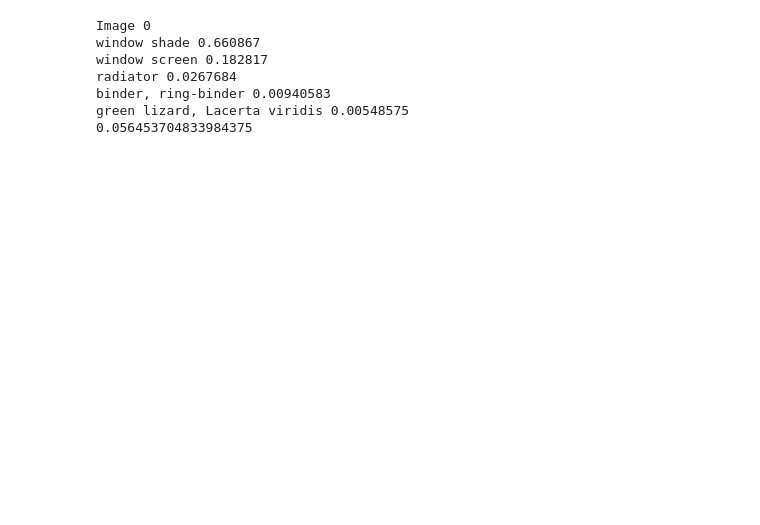
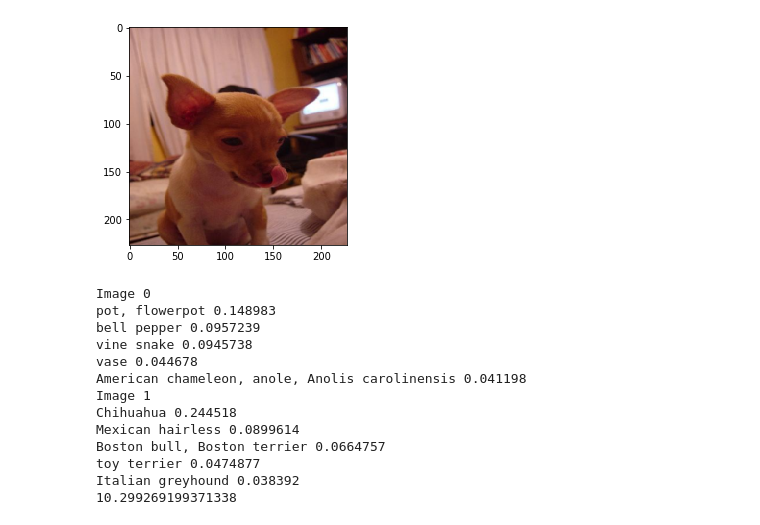
Before and after one commit to adithyahosapate/Network_Compression, a Jupyter notebook: Forward_pass.ipynb, the cells around one changed output. Drawn from its saved outputs; the diff is of its cells as text; code cells hidden in the pictures; blank space fills up the shorter version.

```diff
--- a/Forward_pass.ipynb
+++ b/Forward_pass.ipynb
@@ -26,18 +26,30 @@ train_y = zeros((1, 1000))
 xdim = train_x.shape[1:]
 ydim = train_y.shape[1]
 # %%
+#Preprocessing
 
 im1 = imread("n02085620_2188.JPEG")
-im1=resize(im1,(227,227,3))
+# plt.imshow(im1)
+# print(im1.shape)
+
+
+im1=imresize(im1,(227,227,3),interp='bilinear')
+plt.imshow(im1)
+
 im1=(im1[:,:,:3]).astype(float32)
 im1 = im1 - mean(im1)
 im1[:, :, 0], im1[:, :, 2] = im1[:, :, 2], im1[:, :, 0]
 
 im2 = imread("n02085620_368.JPEG")
-im2=resize(im2,(227,227,3))
+im2=imresize(im2,(227,227,3),interp='bilinear')
+#plt.imshow(im2)
+
 im2=(im2[:,:,:3]).astype(float32)
 im2 = im2 - mean(im2)
 im2[:, :, 0], im2[:, :, 2] = im2[:, :, 2], im2[:, :, 0]
+plt.show()
+# %% [output]
+[figure, added]
 # %%
 net_data = load(open("bvlc_alexnet.npy", "rb"), encoding="latin1").item()
 #net_data = load("bvlc_alexnet.npy").item()
@@ -166,7 +178,7 @@ sess = tf.Session()
 sess.run(init)
 
 t = time.time()
-output = sess.run(prob, feed_dict = {x:np.array([im1])})
+output = sess.run(prob, feed_dict = {x:np.array([im1,im2])})
 ################################################################################
 
 #Output:
@@ -181,9 +193,15 @@ for input_im_ind in range(output.shape[0]):
 print(time.time()-t)
 # %% [output]
 Image 0
-window shade 0.660867
-window screen 0.182817
-radiator 0.0267684
-binder, ring-binder 0.00940583
-green lizard, Lacerta viridis 0.00548575
-0.056453704833984375
+pot, flowerpot 0.148983
+bell pepper 0.0957239
+vine snake 0.0945738
+vase 0.044678
+American chameleon, anole, Anolis carolinensis 0.041198
+Image 1
+Chihuahua 0.244518
+Mexican hairless 0.0899614
+Boston bull, Boston terrier 0.0664757
+toy terrier 0.0474877
+Italian greyhound 0.038392
+10.299269199371338
```
Also changed, not shown: parts of 1 cell of this notebook, 1 other file.
